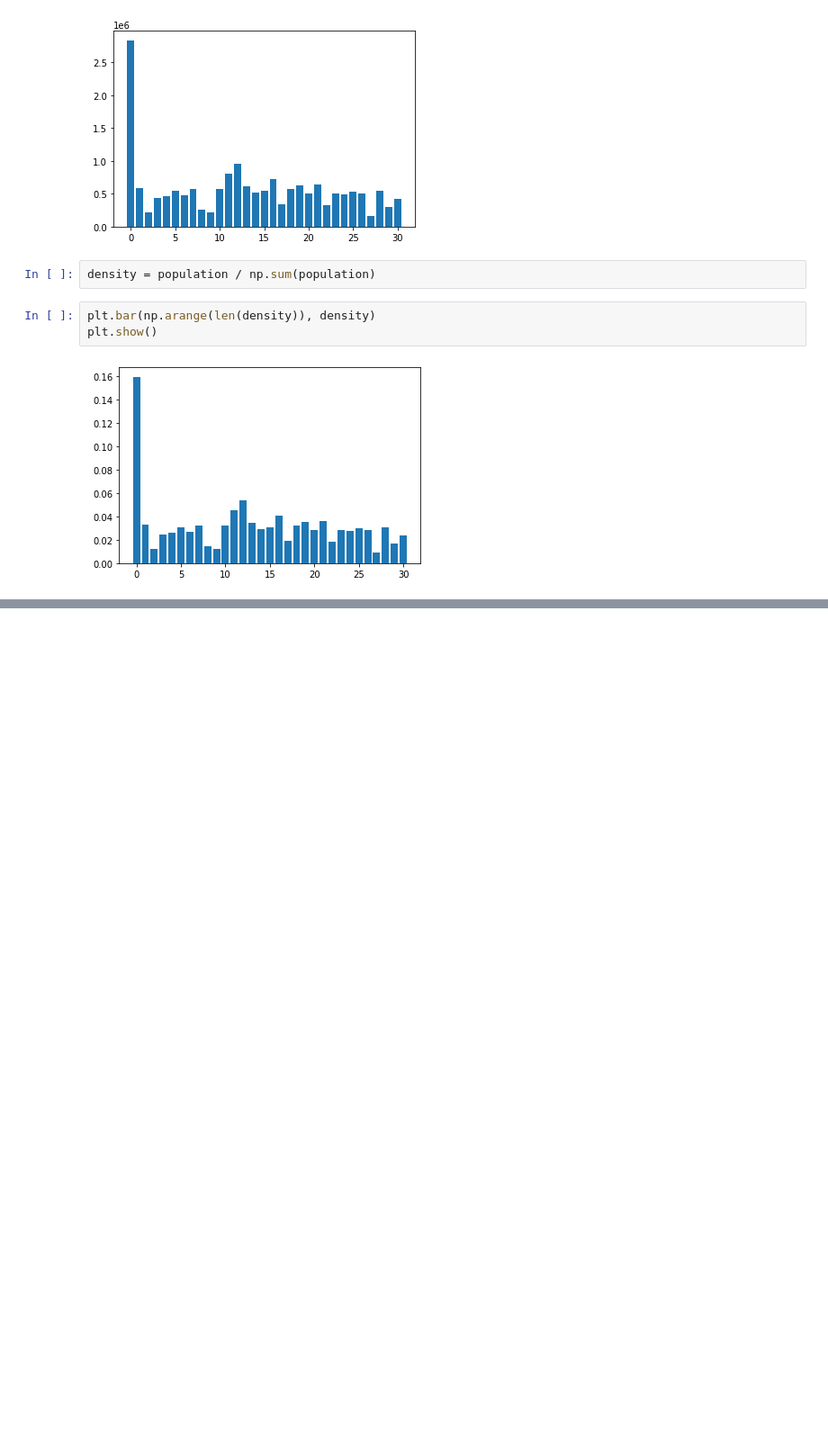
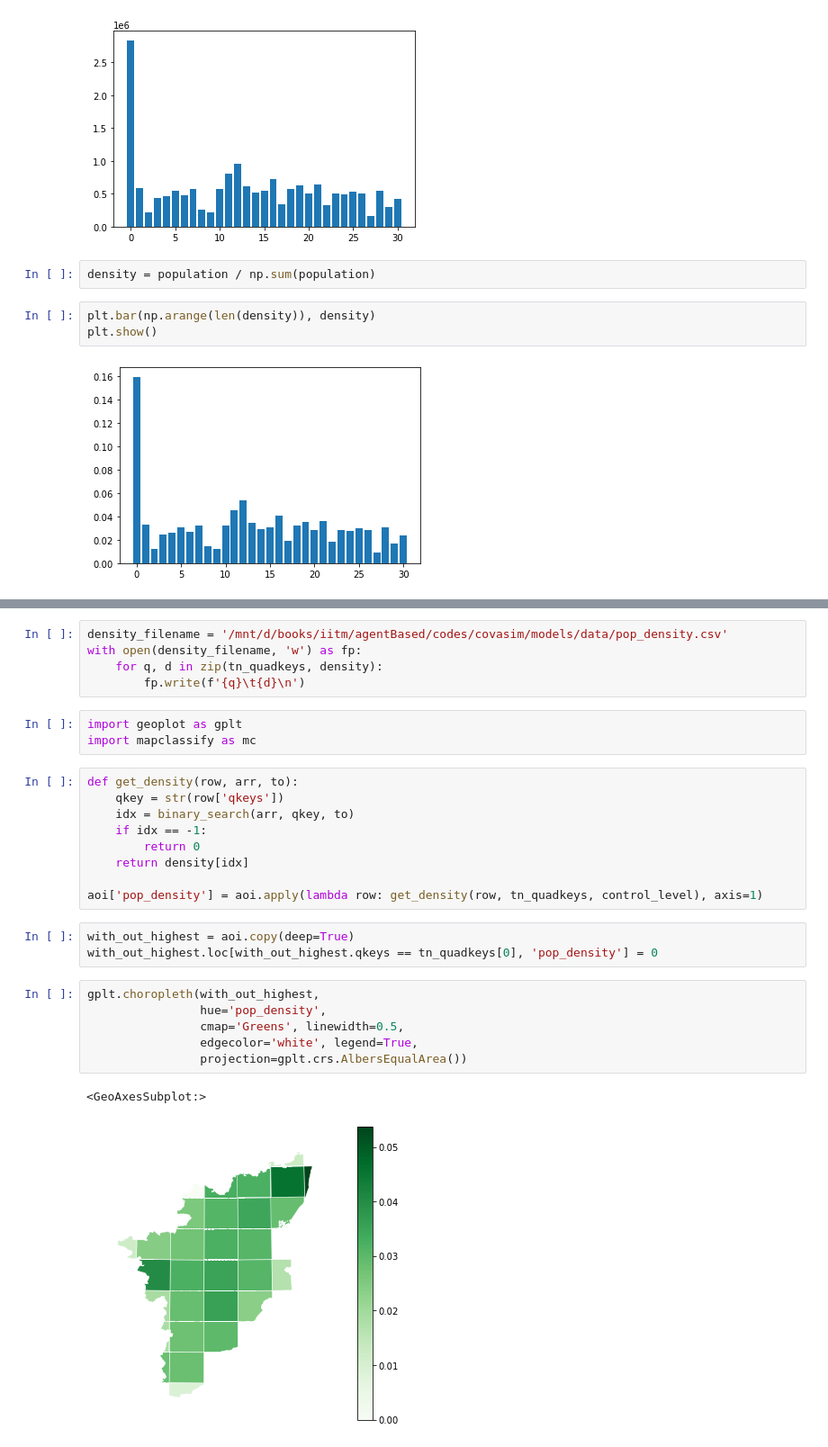
Before and after one commit to returaj/covasim, a Jupyter notebook: models/vanilla/bing_tile.ipynb, the cells around one changed output, grey strips where cells are left out. Shown at 90% size. Drawn from its saved outputs; the diff is of its cells as text; blank space fills up the shorter version.

```diff
--- a/models/vanilla/bing_tile.ipynb
+++ b/models/vanilla/bing_tile.ipynb
@@ -266,0 +296,29 @@ ModuleNotFoundError: No module named 'geoplot'
+# %%
+density_filename = '/mnt/d/books/iitm/agentBased/codes/covasim/models/data/pop_density.csv'
+with open(density_filename, 'w') as fp:
+    for q, d in zip(tn_quadkeys, density):
+        fp.write(f'{q}\t{d}\n')
+# %%
+import geoplot as gplt
+import mapclassify as mc
+# %%
+def get_density(row, arr, to):
+    qkey = str(row['qkeys'])
+    idx = binary_search(arr, qkey, to)
+    if idx == -1:
+        return 0
+    return density[idx]
+
+aoi['pop_density'] = aoi.apply(lambda row: get_density(row, tn_quadkeys, control_level), axis=1)
+# %%
+with_out_highest = aoi.copy(deep=True)
+with_out_highest.loc[with_out_highest.qkeys == tn_quadkeys[0], 'pop_density'] = 0
+# %%
+gplt.choropleth(with_out_highest,
+                hue='pop_density',
+                cmap='Greens', linewidth=0.5,
+                edgecolor='white', legend=True,
+                projection=gplt.crs.AlbersEqualArea())
+# %% [output]
+<GeoAxesSubplot:>
+[figure, added]
```
Also changed, not shown: parts of 9 cells of this notebook, 1 other file.
